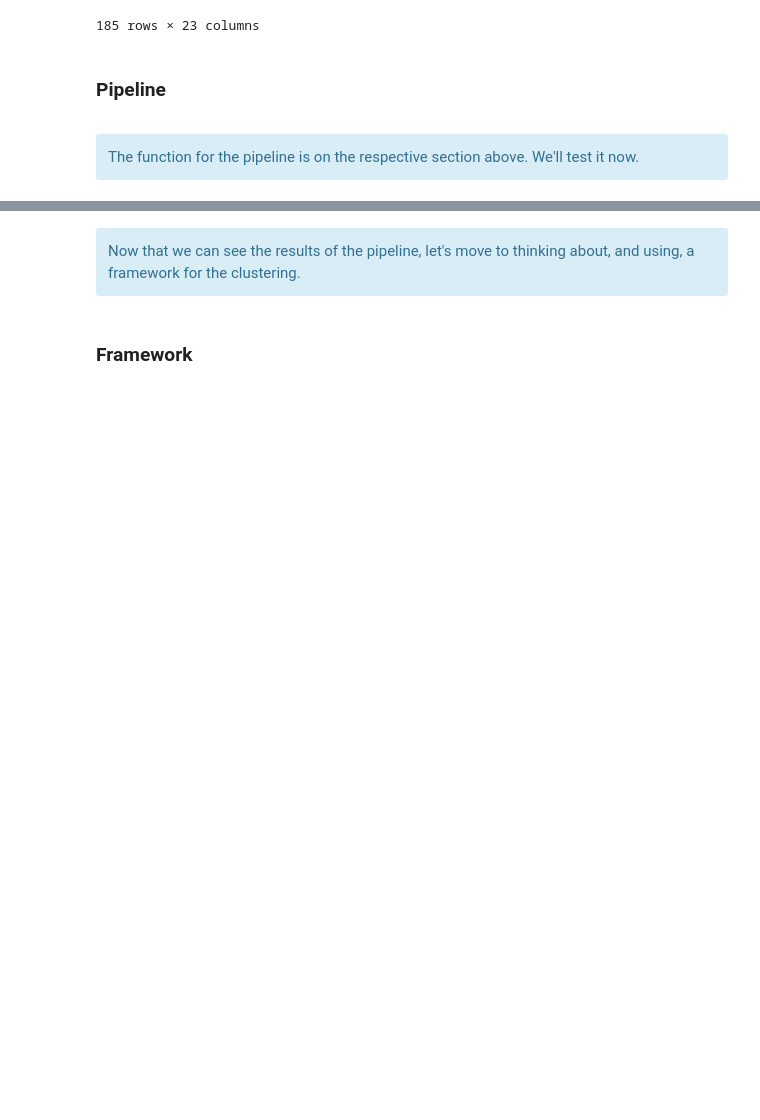
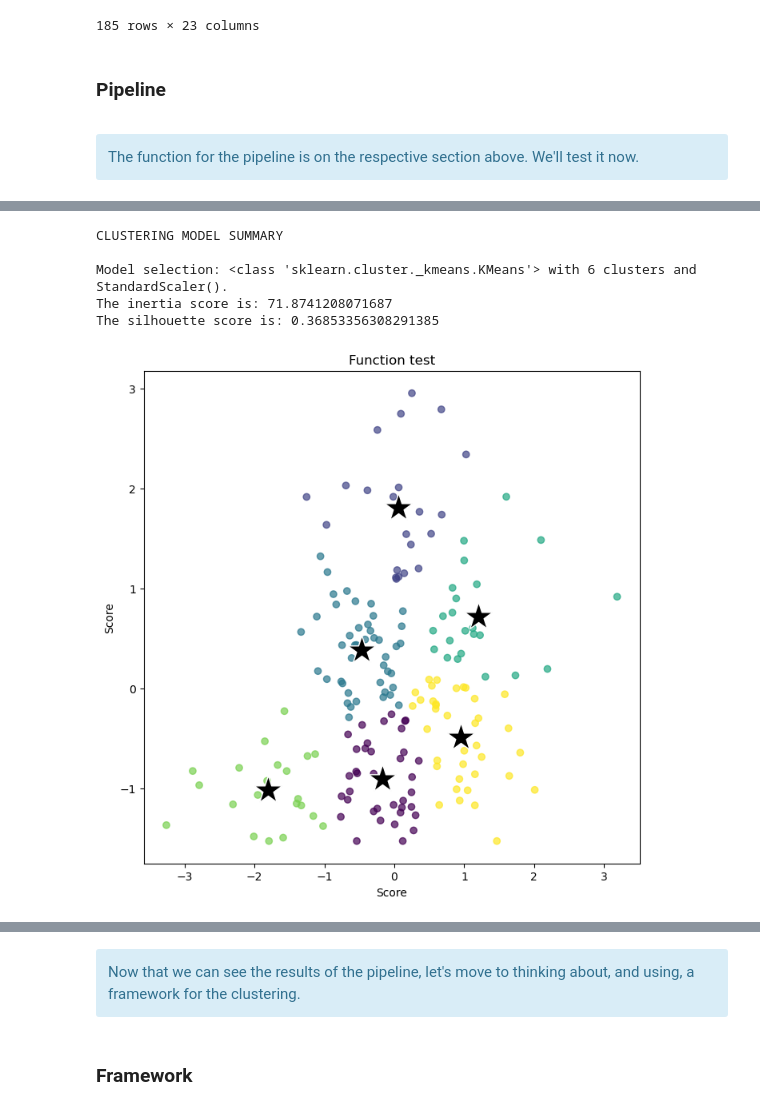
Before and after one commit to LawrenceKay/worldwide_covid_policy, a Jupyter notebook: notebooks/WCP_oxcgrt_clustering.ipynb, the cells around one changed output, grey strips where cells are left out. Saved outputs shown, nothing was run; the diff lists cells and outputs as text; code cells hidden in the pictures; blank space fills up the shorter version.

```diff
--- a/notebooks/WCP_oxcgrt_clustering.ipynb
+++ b/notebooks/WCP_oxcgrt_clustering.ipynb
@@ -687,0 +1008,19 @@ The function for the pipeline is on the respective section above. We'll test it
+# %%
+# Tests the function with KMeans
+clustering_function(clustering_choice = KMeans,
+                    choice_of_dataframe = oxcgrt_simple_country_groups[['StringencyIndex_Average', 'EconomicSupportIndex']],
+                    x_choice = oxcgrt_simple_country_groups['StringencyIndex_Average'],
+                    y_choice = oxcgrt_simple_country_groups['EconomicSupportIndex'],
+                    no_of_clusters_choice = 6,
+                    scaler_choice = StandardScaler(),
+                    chart_title_choice = 'Function test',
+                    eps_choice = None,
+                    min_samples_choice = None,
+                    number_of_components_choice = 2)
+# %% [output]
+CLUSTERING MODEL SUMMARY
+
+Model selection: <class 'sklearn.cluster._kmeans.KMeans'> with 6 clusters and StandardScaler().
+The inertia score is: 71.8741208071687
+The silhouette score is: 0.36853356308291385
+[figure, added]
```
Also changed, not shown: parts of 9 cells of this notebook.
